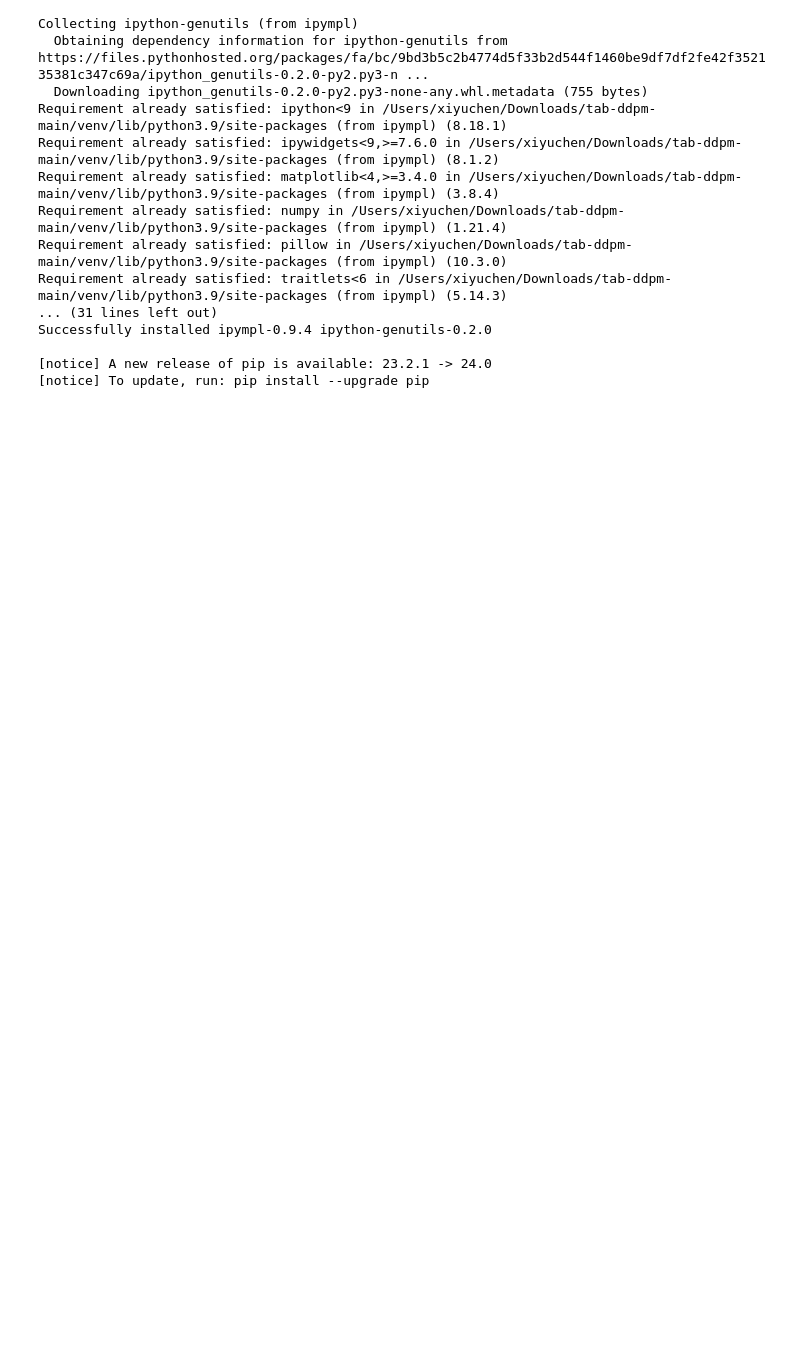
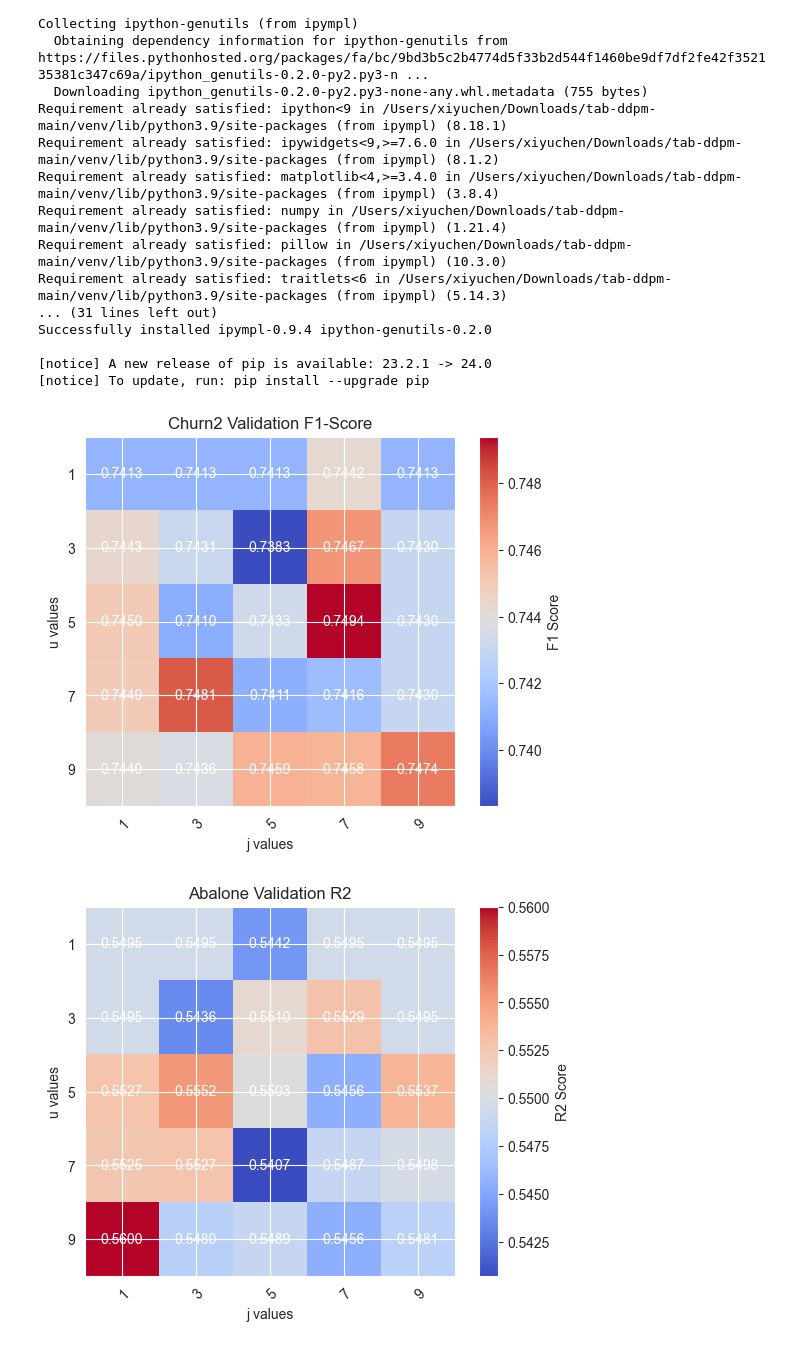
Before and after one commit to Xiyuche/xyc-tab-ddpm-main, a Jupyter notebook: plot-result-json.ipynb, the cells around one changed output. Saved outputs shown, nothing was run; the diff lists cells and outputs as text; code cells hidden in the pictures; blank space fills up the shorter version.

Commit message:
update result

```diff
--- a/plot-result-json.ipynb
+++ b/plot-result-json.ipynb
@@ -179,3 +179,62 @@ Successfully installed ipympl-0.9.4 ipython-genutils-0.2.0
 
 [notice] A new release of pip is available: 23.2.1 -> 24.0
 [notice] To update, run: pip install --upgrade pip
+# %%
+import json
+import matplotlib.pyplot as plt
+import numpy as np
+
+# Load the JSON data
+with open("evaluation_results_100_13579.json") as file:
+    data = json.load(file)
+
+# Define a function to parse the dataset and extract the required metrics
+def parse_dataset(data, dataset_name, metric):
+    # Initialize the storage for metric values and the parameters u, j
+    metric_values = np.zeros((5, 5))
+    u_values = j_values = [1, 3, 5, 7, 9]
+
+    # Populate the metric values based on the u, j combinations
+    for entry in data:
+        if entry['dataset'] == dataset_name:
+            u_index = u_values.index(entry['u'])
+            j_index = j_values.index(entry['j'])
+            metric_values[u_index, j_index] = entry[metric + '-mean']
+
+    return metric_values, u_values, j_values
+
+# Extract data for the two datasets
+churn2_metrics, u_vals_churn, j_vals_churn = parse_dataset(data, "churn2", "test_f1")
+abalone_metrics, u_vals_abalone, j_vals_abalone = parse_dataset(data, "abalone", "test_r2")
+
+# Plotting function for heatmaps
+def plot_heatmap(data, u_vals, j_vals, title, xlabel, ylabel, metric_label):
+    fig, ax = plt.subplots()
+    im = ax.imshow(data, cmap='coolwarm')
+
+    # Show all ticks and label them with the respective list entries
+    ax.set_xticks(np.arange(len(j_vals)), labels=j_vals)
+    ax.set_yticks(np.arange(len(u_vals)), labels=u_vals)
+
+    # Rotate the tick labels and set their alignment.
+    plt.setp(ax.get_xticklabels(), rotation=45, ha="right",
+             rotation_mode="anchor")
+
+    # Loop over data dimensions and create text annotations.
+    for i in range(len(u_vals)):
+        for j in range(len(j_vals)):
+            text = ax.text(j, i, f'{data[i, j]:.4f}',
+                           ha="center", va="center", color="w")
+
+    ax.set_title(title)
+    ax.set_xlabel(xlabel)
+    ax.set_ylabel(ylabel)
+    fig.colorbar(im, ax=ax, label=metric_label)
+    plt.show()
+
+# Generate heatmaps for each dataset
+plot_heatmap(churn2_metrics, u_vals_churn, j_vals_churn, 'Churn2 Validation F1-Score', 'j values', 'u values', 'F1 Score')
+plot_heatmap(abalone_metrics, u_vals_abalone, j_vals_abalone, 'Abalone Validation R2', 'j values', 'u values', 'R2 Score')
+# %% [output]
+[figure, added]
+[figure, added]
```
